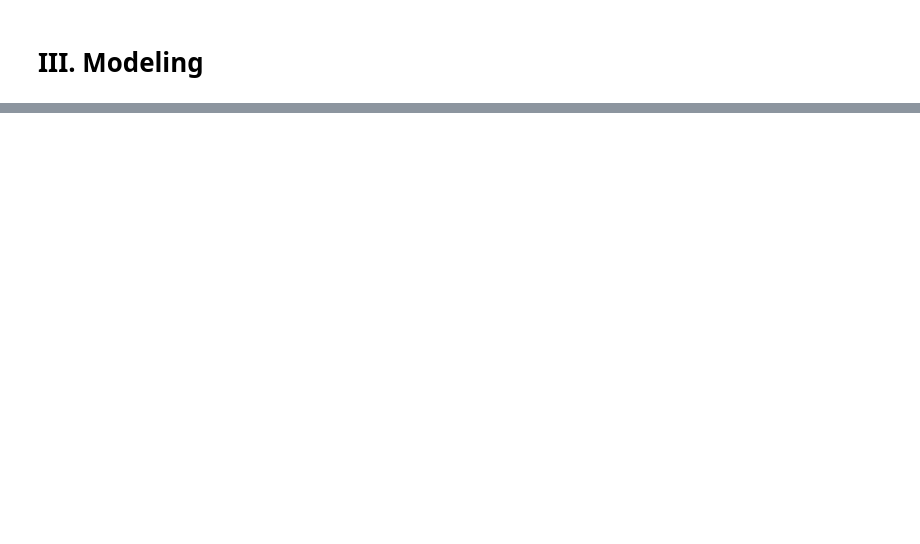
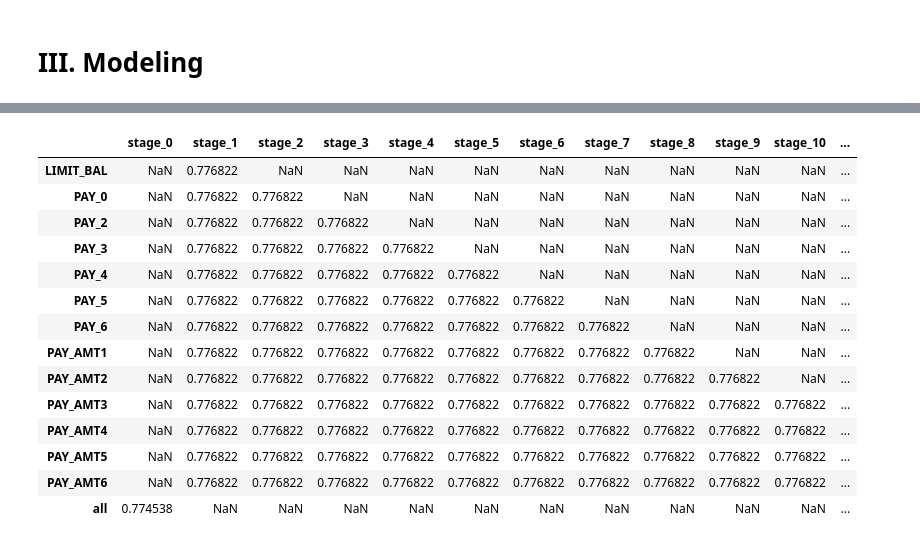
Before and after one commit to MarkLyubimov/xgboost_wrapper_feature_selection, a Jupyter notebook: draft_1.ipynb, the cells around one changed output, grey strips where cells are left out. Cells and saved outputs as stored; diff of their text form; code cells hidden in the pictures; blank space fills up the shorter version.

```diff
--- a/draft_1.ipynb
+++ b/draft_1.ipynb
@@ -112,0 +218,4 @@ grid_search.cv_results_['split0_test_score'][grid_search.best_index_]
+# %%
+skf = StratifiedKFold(n_splits=20, shuffle=True, random_state=42)
+# %%
+cv_results = cross_validate(grid_search.best_estimator_, X_train, y_train, scoring='roc_auc', cv=skf, n_jobs=-1)
@@ -139,0 +273,35 @@ while len(col_list) > 0:
+# %%
+skf_3 = StratifiedKFold(n_splits=3, shuffle=True, random_state=42)
+skf_20 = StratifiedKFold(n_splits=20, shuffle=True, random_state=42)
+# %%
+col_list = X_new.columns.tolist()
+i = 1
+results = dict()
+results['stage_0'] = dict()
+results['stage_0']['all'] = grid_search.best_score_
+
+while len(col_list) > 1:
+    print('------------------------------------------------------------------------stage_' + str(i))
+    tmp_res = dict()
+
+    for col in tqdm(col_list):
+        print(col, '---------------------------------')
+        X_tmp = X_train[col_list].drop(col, axis=1)
+
+        candidate_model = xgb.XGBClassifier(**xgb_params)
+        candidate_grid_search = GridSearchCV(candidate_model,
+                                            param_grid=param_grid,
+                                            scoring='roc_auc',
+                                            cv=skf_3,
+                                            n_jobs=-1,
+                                            verbose=3)
+        candidate_grid_search.fit(X_tmp, y_train)
+
+        cv_results = cross_validate(candidate_grid_search.best_estimator_, X_tmp, y_train,
+                                    scoring='roc_auc', cv=skf_20, n_jobs=-1)
+        tmp_res[col] = cv_results['test_score'].mean()
+
+    col_to_be_dropped = max(tmp_res, key=tmp_res.get)
+    col_list.remove(col_to_be_dropped)
+    results['stage_' + str(i)] = tmp_res
+    i += 1
@@ -139,0 +316,18 @@ while len(col_list) > 0:
+# %%
+pd.DataFrame(results)
+# %% [output]
+|  | stage_0 | stage_1 | stage_2 | stage_3 | stage_4 | stage_5 | stage_6 | stage_7 | stage_8 | stage_9 | stage_10 | ... |
+| LIMIT_BAL | NaN | 0.776822 | NaN | NaN | NaN | NaN | NaN | NaN | NaN | NaN | NaN | ... |
+| PAY_0 | NaN | 0.776822 | 0.776822 | NaN | NaN | NaN | NaN | NaN | NaN | NaN | NaN | ... |
+| PAY_2 | NaN | 0.776822 | 0.776822 | 0.776822 | NaN | NaN | NaN | NaN | NaN | NaN | NaN | ... |
+| PAY_3 | NaN | 0.776822 | 0.776822 | 0.776822 | 0.776822 | NaN | NaN | NaN | NaN | NaN | NaN | ... |
+| PAY_4 | NaN | 0.776822 | 0.776822 | 0.776822 | 0.776822 | 0.776822 | NaN | NaN | NaN | NaN | NaN | ... |
+| PAY_5 | NaN | 0.776822 | 0.776822 | 0.776822 | 0.776822 | 0.776822 | 0.776822 | NaN | NaN | NaN | NaN | ... |
+| PAY_6 | NaN | 0.776822 | 0.776822 | 0.776822 | 0.776822 | 0.776822 | 0.776822 | 0.776822 | NaN | NaN | NaN | ... |
+| PAY_AMT1 | NaN | 0.776822 | 0.776822 | 0.776822 | 0.776822 | 0.776822 | 0.776822 | 0.776822 | 0.776822 | NaN | NaN | ... |
+| PAY_AMT2 | NaN | 0.776822 | 0.776822 | 0.776822 | 0.776822 | 0.776822 | 0.776822 | 0.776822 | 0.776822 | 0.776822 | NaN | ... |
+| PAY_AMT3 | NaN | 0.776822 | 0.776822 | 0.776822 | 0.776822 | 0.776822 | 0.776822 | 0.776822 | 0.776822 | 0.776822 | 0.776822 | ... |
+| PAY_AMT4 | NaN | 0.776822 | 0.776822 | 0.776822 | 0.776822 | 0.776822 | 0.776822 | 0.776822 | 0.776822 | 0.776822 | 0.776822 | ... |
+| PAY_AMT5 | NaN | 0.776822 | 0.776822 | 0.776822 | 0.776822 | 0.776822 | 0.776822 | 0.776822 | 0.776822 | 0.776822 | 0.776822 | ... |
+| PAY_AMT6 | NaN | 0.776822 | 0.776822 | 0.776822 | 0.776822 | 0.776822 | 0.776822 | 0.776822 | 0.776822 | 0.776822 | 0.776822 | ... |
+| all | 0.774538 | NaN | NaN | NaN | NaN | NaN | NaN | NaN | NaN | NaN | NaN | ... |
```
Also changed, not shown: parts of 27 cells of this notebook.
